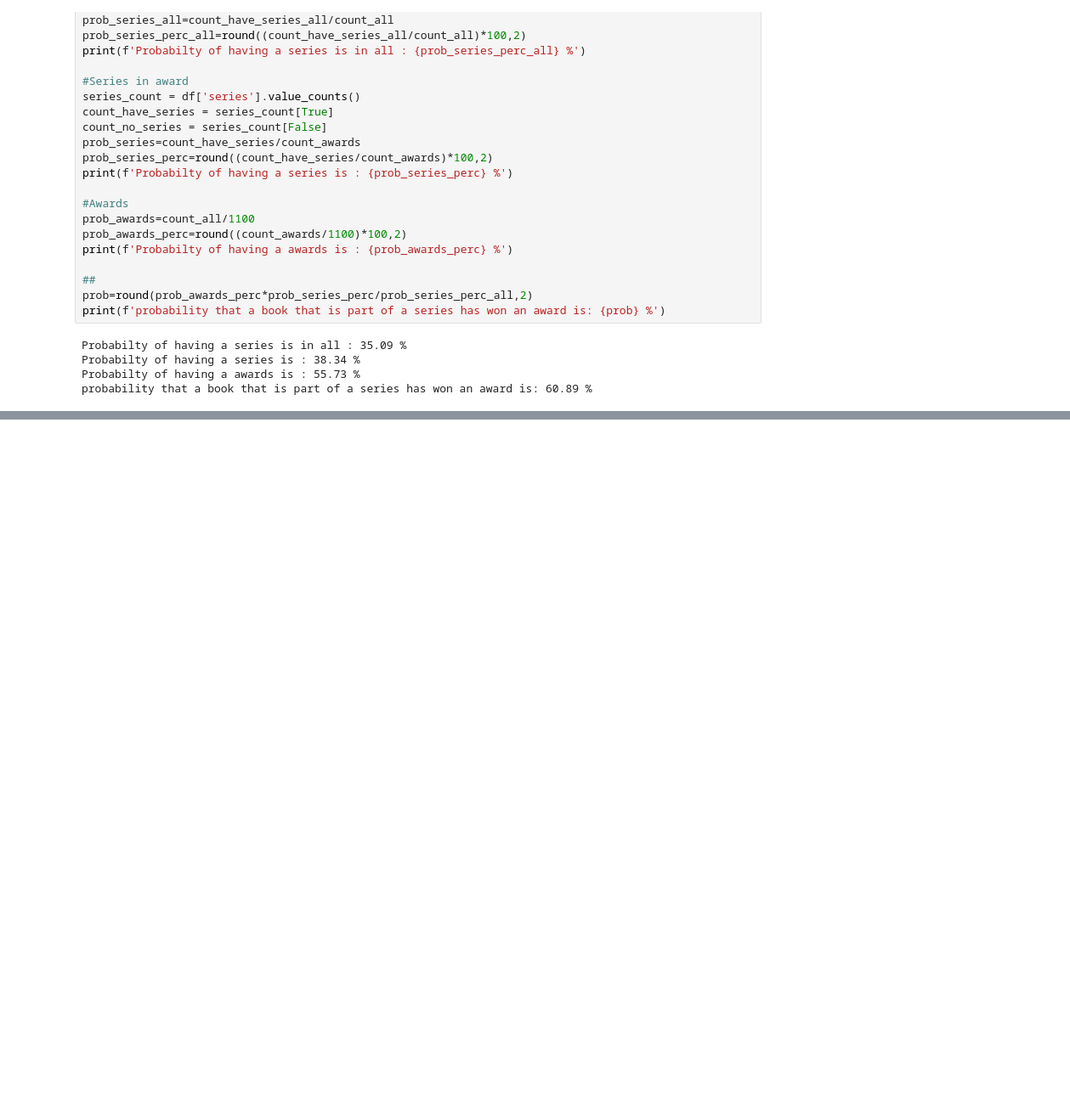
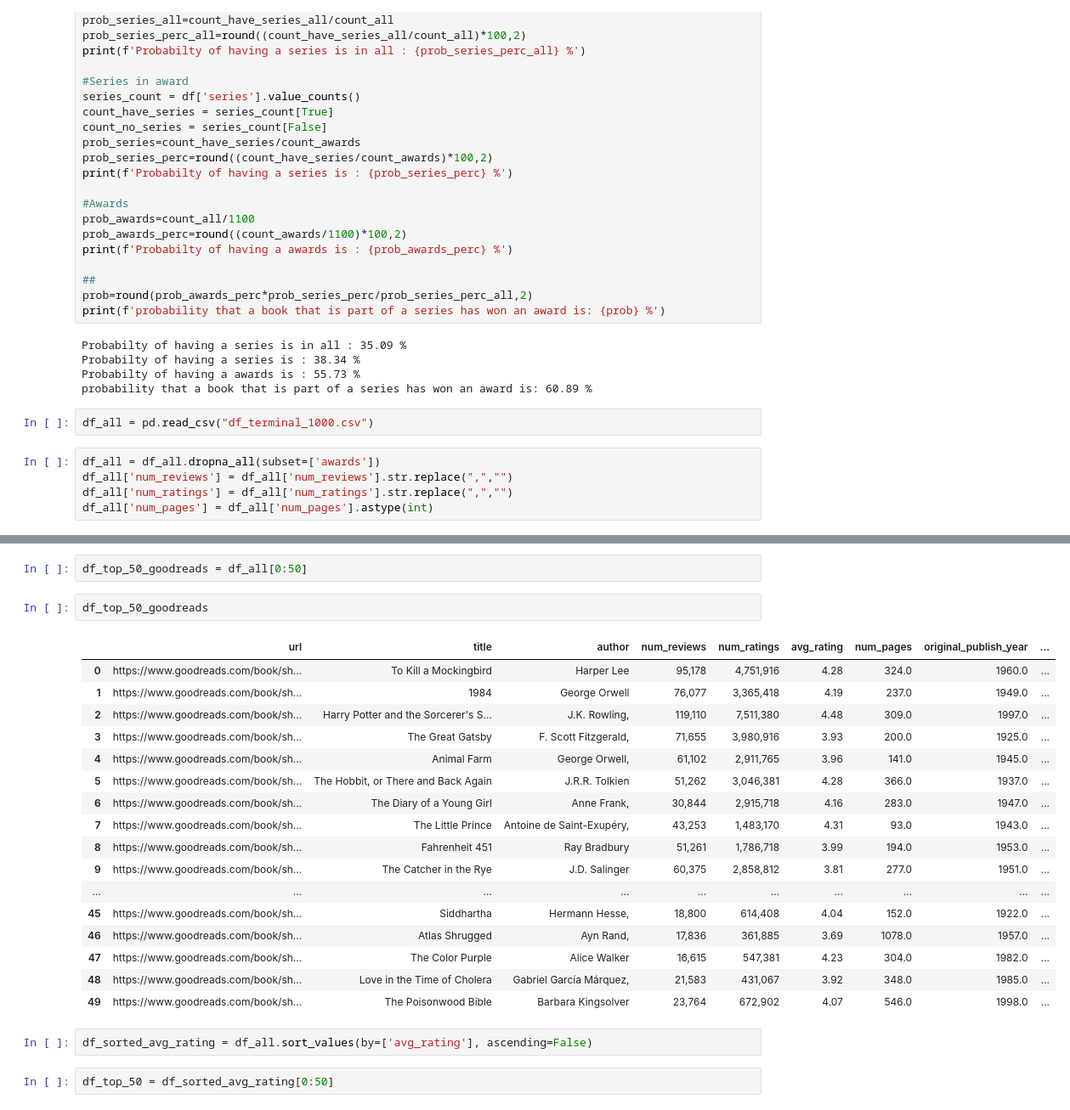
Before and after one commit to Deniz-shelby/goodreads_webscrap, a Jupyter notebook: analyse_data.ipynb, the cells around one changed output, grey strips where cells are left out. Shown at 85% size. Saved outputs shown, nothing was run; the diff lists cells and outputs as text; blank space fills up the shorter version.

```diff
--- a/analyse_data.ipynb
+++ b/analyse_data.ipynb
@@ -506,3 +508,10 @@ Probabilty of having a series is in all : 35.09 %
 Probabilty of having a series is : 38.34 %
 Probabilty of having a awards is : 55.73 %
 probability that a book that is part of a series has won an award is: 60.89 %
+# %%
+df_all = pd.read_csv("df_terminal_1000.csv")
+# %%
+df_all = df_all.dropna_all(subset=['awards'])
+df_all['num_reviews'] = df_all['num_reviews'].str.replace(",","")
+df_all['num_ratings'] = df_all['num_ratings'].str.replace(",","")
+df_all['num_pages'] = df_all['num_pages'].astype(int)
@@ -508,0 +529,26 @@ probability that a book that is part of a series has won an award is: 60.89 %
+# %%
+df_top_50_goodreads = df_all[0:50]
+# %%
+df_top_50_goodreads
+# %% [output]
+|  | url | title | author | num_reviews | num_ratings | avg_rating | num_pages | original_publish_year | ... |
+| 0 | https://www.goodreads.com/book/sh... | To Kill a Mockingbird | Harper Lee | 95,178 | 4,751,916 | 4.28 | 324.0 | 1960.0 | ... |
+| 1 | https://www.goodreads.com/book/sh... | 1984 | George Orwell | 76,077 | 3,365,418 | 4.19 | 237.0 | 1949.0 | ... |
+| 2 | https://www.goodreads.com/book/sh... | Harry Potter and the Sorcerer's S... | J.K. Rowling, | 119,110 | 7,511,380 | 4.48 | 309.0 | 1997.0 | ... |
+| 3 | https://www.goodreads.com/book/sh... | The Great Gatsby | F. Scott Fitzgerald, | 71,655 | 3,980,916 | 3.93 | 200.0 | 1925.0 | ... |
+| 4 | https://www.goodreads.com/book/sh... | Animal Farm | George Orwell, | 61,102 | 2,911,765 | 3.96 | 141.0 | 1945.0 | ... |
+| 5 | https://www.goodreads.com/book/sh... | The Hobbit, or There and Back Again | J.R.R. Tolkien | 51,262 | 3,046,381 | 4.28 | 366.0 | 1937.0 | ... |
+| 6 | https://www.goodreads.com/book/sh... | The Diary of a Young Girl | Anne Frank, | 30,844 | 2,915,718 | 4.16 | 283.0 | 1947.0 | ... |
+| 7 | https://www.goodreads.com/book/sh... | The Little Prince | Antoine de Saint-Exupéry, | 43,253 | 1,483,170 | 4.31 | 93.0 | 1943.0 | ... |
+| 8 | https://www.goodreads.com/book/sh... | Fahrenheit 451 | Ray Bradbury | 51,261 | 1,786,718 | 3.99 | 194.0 | 1953.0 | ... |
+| 9 | https://www.goodreads.com/book/sh... | The Catcher in the Rye | J.D. Salinger | 60,375 | 2,858,812 | 3.81 | 277.0 | 1951.0 | ... |
+| ... | ... | ... | ... | ... | ... | ... | ... | ... | ... |
+| 45 | https://www.goodreads.com/book/sh... | Siddhartha | Hermann Hesse, | 18,800 | 614,408 | 4.04 | 152.0 | 1922.0 | ... |
+| 46 | https://www.goodreads.com/book/sh... | Atlas Shrugged | Ayn Rand, | 17,836 | 361,885 | 3.69 | 1078.0 | 1957.0 | ... |
+| 47 | https://www.goodreads.com/book/sh... | The Color Purple | Alice Walker | 16,615 | 547,381 | 4.23 | 304.0 | 1982.0 | ... |
+| 48 | https://www.goodreads.com/book/sh... | Love in the Time of Cholera | Gabriel García Márquez, | 21,583 | 431,067 | 3.92 | 348.0 | 1985.0 | ... |
+| 49 | https://www.goodreads.com/book/sh... | The Poisonwood Bible | Barbara Kingsolver | 23,764 | 672,902 | 4.07 | 546.0 | 1998.0 | ... |
+# %%
+df_sorted_avg_rating = df_all.sort_values(by=['avg_rating'], ascending=False)
+# %%
+df_top_50 = df_sorted_avg_rating[0:50]
```
Also changed, not shown: parts of 5 cells of this notebook, 2 other files.
